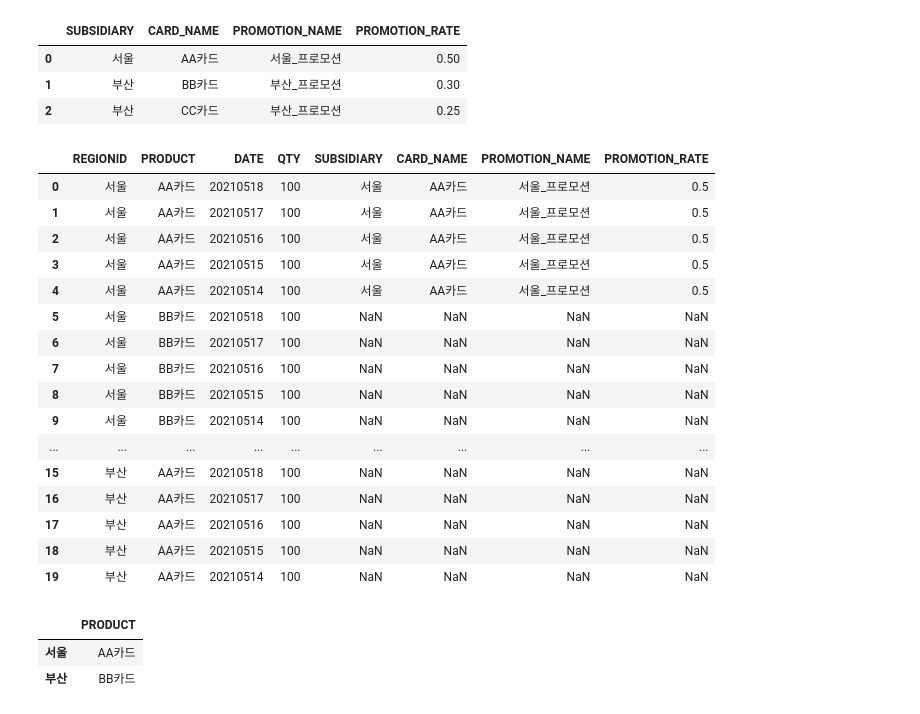
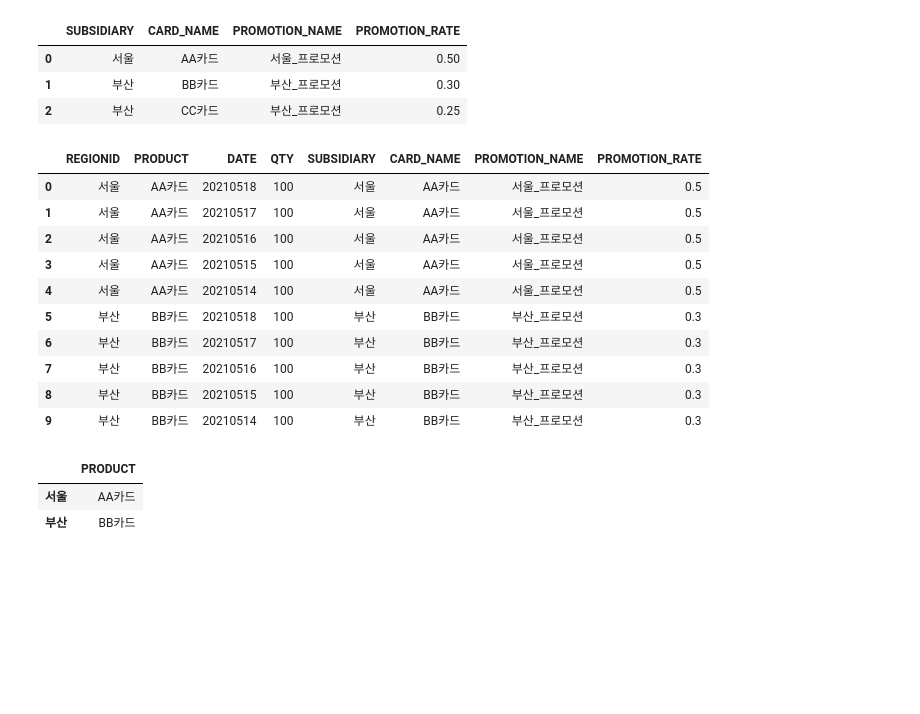
Before and after one commit to HongDonkey/Python, a Jupyter notebook: Session05/DataFramePrac.ipynb, the cells around one changed output. Drawn from its saved outputs; the diff is of its cells as text; code cells hidden in the pictures; blank space fills up the shorter version.

```diff
--- a/Session05/DataFramePrac.ipynb
+++ b/Session05/DataFramePrac.ipynb
@@ -729,26 +729,20 @@ promotionData
 | 2 | 부산 | CC카드 | 부산_프로모션 | 0.25 |
 # %%
 unionData=pd.merge(left = mergedData, right = promotionData,
-                   left_on = ['REGIONID', 'PRODUCT'], right_on = ['SUBSIDIARY', 'CARD_NAME'], how = 'left')
+                   left_on = ['REGIONID', 'PRODUCT'], right_on = ['SUBSIDIARY', 'CARD_NAME'], how = 'inner')
 unionData
 # %% [output]
 |  | REGIONID | PRODUCT | DATE | QTY | SUBSIDIARY | CARD_NAME | PROMOTION_NAME | PROMOTION_RATE |
 | 0 | 서울 | AA카드 | 20210518 | 100 | 서울 | AA카드 | 서울_프로모션 | 0.5 |
 | 1 | 서울 | AA카드 | 20210517 | 100 | 서울 | AA카드 | 서울_프로모션 | 0.5 |
 | 2 | 서울 | AA카드 | 20210516 | 100 | 서울 | AA카드 | 서울_프로모션 | 0.5 |
 | 3 | 서울 | AA카드 | 20210515 | 100 | 서울 | AA카드 | 서울_프로모션 | 0.5 |
 | 4 | 서울 | AA카드 | 20210514 | 100 | 서울 | AA카드 | 서울_프로모션 | 0.5 |
-| 5 | 서울 | BB카드 | 20210518 | 100 | NaN | NaN | NaN | NaN |
-| 6 | 서울 | BB카드 | 20210517 | 100 | NaN | NaN | NaN | NaN |
-| 7 | 서울 | BB카드 | 20210516 | 100 | NaN | NaN | NaN | NaN |
-| 8 | 서울 | BB카드 | 20210515 | 100 | NaN | NaN | NaN | NaN |
-| 9 | 서울 | BB카드 | 20210514 | 100 | NaN | NaN | NaN | NaN |
-| ... | ... | ... | ... | ... | ... | ... | ... | ... |
-| 15 | 부산 | AA카드 | 20210518 | 100 | NaN | NaN | NaN | NaN |
-| 16 | 부산 | AA카드 | 20210517 | 100 | NaN | NaN | NaN | NaN |
-| 17 | 부산 | AA카드 | 20210516 | 100 | NaN | NaN | NaN | NaN |
-| 18 | 부산 | AA카드 | 20210515 | 100 | NaN | NaN | NaN | NaN |
-| 19 | 부산 | AA카드 | 20210514 | 100 | NaN | NaN | NaN | NaN |
+| 5 | 부산 | BB카드 | 20210518 | 100 | 부산 | BB카드 | 부산_프로모션 | 0.3 |
+| 6 | 부산 | BB카드 | 20210517 | 100 | 부산 | BB카드 | 부산_프로모션 | 0.3 |
+| 7 | 부산 | BB카드 | 20210516 | 100 | 부산 | BB카드 | 부산_프로모션 | 0.3 |
+| 8 | 부산 | BB카드 | 20210515 | 100 | 부산 | BB카드 | 부산_프로모션 | 0.3 |
+| 9 | 부산 | BB카드 | 20210514 | 100 | 부산 | BB카드 | 부산_프로모션 | 0.3 |
 # %%
 pd.DataFrame({'PRODUCT':['AA카드','BB카드']}, index = ['서울', '부산'])
 # %% [output]
```
